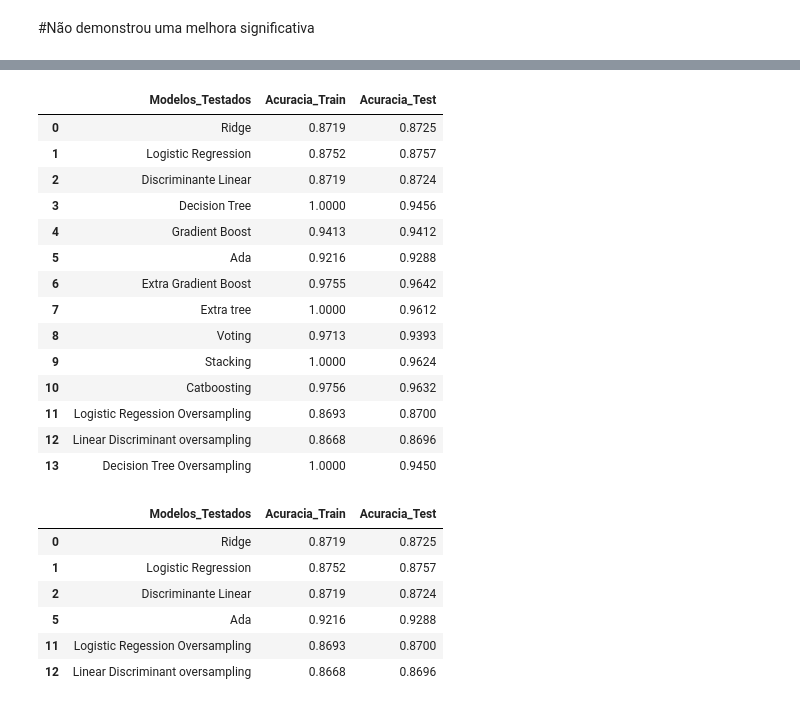
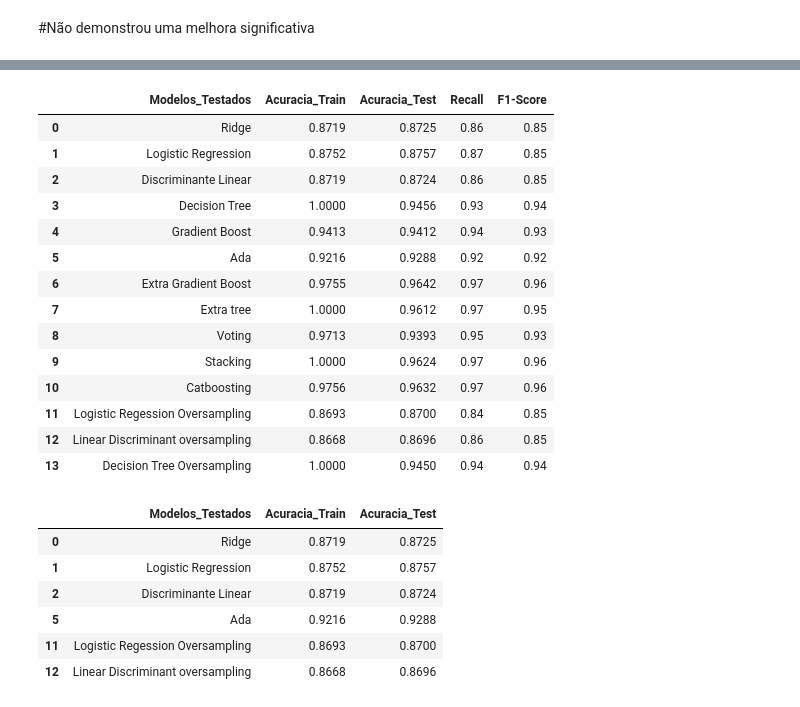
Before and after one commit to Latamila/Airline_Passenger_Satisfaction, a Jupyter notebook: Airline_Passenger_Satisfaction_ypnb.ipynb, the cells around one changed output, grey strips where cells are left out. Saved outputs shown, nothing was run; the diff lists cells and outputs as text; code cells hidden in the pictures.

```diff
--- a/Airline_Passenger_Satisfaction_ypnb.ipynb
+++ b/Airline_Passenger_Satisfaction_ypnb.ipynb
@@ -1697,49 +1733,85 @@ Acuracia_Train = pd.Series([0.8719,
                             0.9413,
                             0.9216,
                             0.9755,
                             1,
                             0.9713,
                             1,
                             0.9756,
                             0.8693,
                             0.8668,
                             1])
 Acuracia_Test = pd.Series([0.8725,
                            0.8757,
                            0.8724,
                            0.9456,
                            0.9412,
                            0.9288,
                            0.9642,
                            0.9612,
                            0.9393,
                            0.9624,
                            0.9632,
                            0.8700,
                            0.8696,
                            0.9450
 ])
+
+Recall = pd.Series([0.86,
+                    0.87,
+                    0.86,
+                    0.93,
+                    0.94,
+                    0.92,
+                    0.97,
+                    0.97,
+                    0.95,
+                    0.97,
+                    0.97,
+                    0.84,
+                    0.86,
+                    0.94
+])
+
+F1_Score = pd.Series([0.85,
+                           0.85,
+                           0.85,
+                           0.94,
+                           0.93,
+                           0.92,
+                           0.96,
+                           0.95,
+                           0.93,
+                           0.96,
+                           0.96,
+                           0.85,
+                           0.85,
+                           0.94
+
+])
+
 df_modelos = pd.DataFrame({"Modelos_Testados": Modelos_Testados,
               "Acuracia_Train": Acuracia_Train,
-              "Acuracia_Test":Acuracia_Test})
+              "Acuracia_Test":Acuracia_Test,
+                           "Recall": Recall,
+                           "F1-Score": F1_Score})
 
 df_modelos
 # %% [output]
-|  | Modelos_Testados | Acuracia_Train | Acuracia_Test |
-| 0 | Ridge | 0.8719 | 0.8725 |
-| 1 | Logistic Regression | 0.8752 | 0.8757 |
-| 2 | Discriminante Linear | 0.8719 | 0.8724 |
-| 3 | Decision Tree | 1.0000 | 0.9456 |
-| 4 | Gradient Boost | 0.9413 | 0.9412 |
-| 5 | Ada | 0.9216 | 0.9288 |
-| 6 | Extra Gradient Boost | 0.9755 | 0.9642 |
-| 7 | Extra tree | 1.0000 | 0.9612 |
-| 8 | Voting | 0.9713 | 0.9393 |
-| 9 | Stacking | 1.0000 | 0.9624 |
-| 10 | Catboosting | 0.9756 | 0.9632 |
-| 11 | Logistic Regession Oversampling | 0.8693 | 0.8700 |
-| 12 | Linear Discriminant oversampling | 0.8668 | 0.8696 |
-| 13 | Decision Tree Oversampling | 1.0000 | 0.9450 |
+|  | Modelos_Testados | Acuracia_Train | Acuracia_Test | Recall | F1-Score |
+| 0 | Ridge | 0.8719 | 0.8725 | 0.86 | 0.85 |
+| 1 | Logistic Regression | 0.8752 | 0.8757 | 0.87 | 0.85 |
+| 2 | Discriminante Linear | 0.8719 | 0.8724 | 0.86 | 0.85 |
+| 3 | Decision Tree | 1.0000 | 0.9456 | 0.93 | 0.94 |
+| 4 | Gradient Boost | 0.9413 | 0.9412 | 0.94 | 0.93 |
+| 5 | Ada | 0.9216 | 0.9288 | 0.92 | 0.92 |
+| 6 | Extra Gradient Boost | 0.9755 | 0.9642 | 0.97 | 0.96 |
+| 7 | Extra tree | 1.0000 | 0.9612 | 0.97 | 0.95 |
+| 8 | Voting | 0.9713 | 0.9393 | 0.95 | 0.93 |
+| 9 | Stacking | 1.0000 | 0.9624 | 0.97 | 0.96 |
+| 10 | Catboosting | 0.9756 | 0.9632 | 0.97 | 0.96 |
+| 11 | Logistic Regession Oversampling | 0.8693 | 0.8700 | 0.84 | 0.85 |
+| 12 | Linear Discriminant oversampling | 0.8668 | 0.8696 | 0.86 | 0.85 |
+| 13 | Decision Tree Oversampling | 1.0000 | 0.9450 | 0.94 | 0.94 |
 # %%
 df_modelos.query('Acuracia_Train < Acuracia_Test')
 # %% [output]
```
Also changed, not shown: parts of 37 cells of this notebook.
